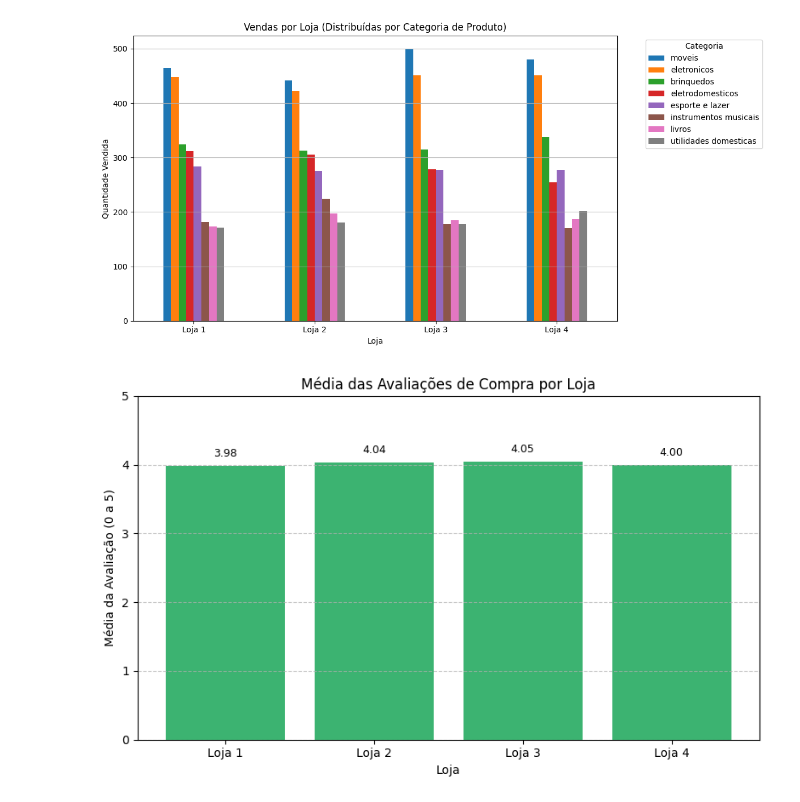
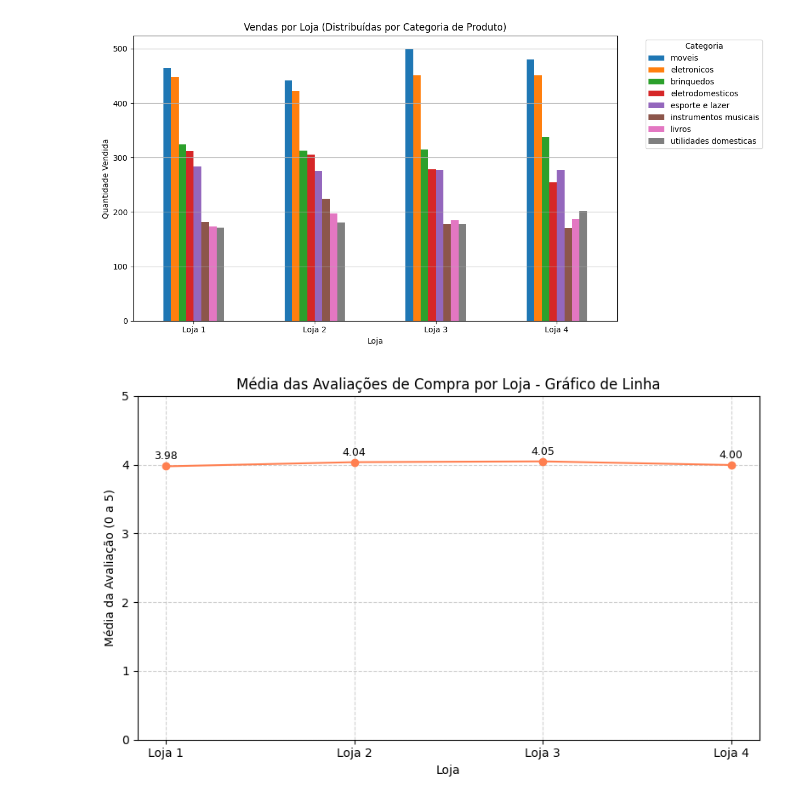
Before and after one commit to mouratsm/challenge1-data-science, a Jupyter notebook: AluraStoreBr_(1).ipynb, the cells around one changed output. Cells and saved outputs as stored; diff of their text form; code cells hidden in the pictures.

```diff
--- a/AluraStoreBr_(1).ipynb
+++ b/AluraStoreBr_(1).ipynb
@@ -208,22 +208,21 @@ plt.show()
 # %%
 lojas = ["Loja 1", "Loja 2", "Loja 3", "Loja 4"]
 avaliacoes = [media_avaliacao_loja1, media_avaliacao_loja2, media_avaliacao_loja3, media_avaliacao_loja4]
 
-# Gráfico
 plt.figure(figsize=(8, 5))
-plt.bar(lojas, avaliacoes, color='mediumseagreen')
+plt.plot(lojas, avaliacoes, marker='o', linestyle='-', color='coral')
 
-# Título e eixos
-plt.title("Média das Avaliações de Compra por Loja")
+plt.title("Média das Avaliações de Compra por Loja - Gráfico de Linha")
 plt.xlabel("Loja")
 plt.ylabel("Média da Avaliação (0 a 5)")
 plt.ylim(0, 5)
-plt.grid(axis='y', linestyle='--', alpha=0.7)
+plt.grid(True, linestyle='--', alpha=0.6)
 
-# Rótulo nas barras
+# Exibir valor em cada ponto
 for i, nota in enumerate(avaliacoes):
-    plt.text(i, nota + 0.1, f"{nota:.2f}", ha='center', va='bottom', fontsize=9)
+    plt.text(i, nota + 0.1, f"{nota:.2f}", ha='center', fontsize=9)
 
 plt.tight_layout()
+plt.show()
 # %% [output]
-[figure, old version]
+[figure, new version]
```
Also changed, not shown: parts of 4 cells of this notebook.
